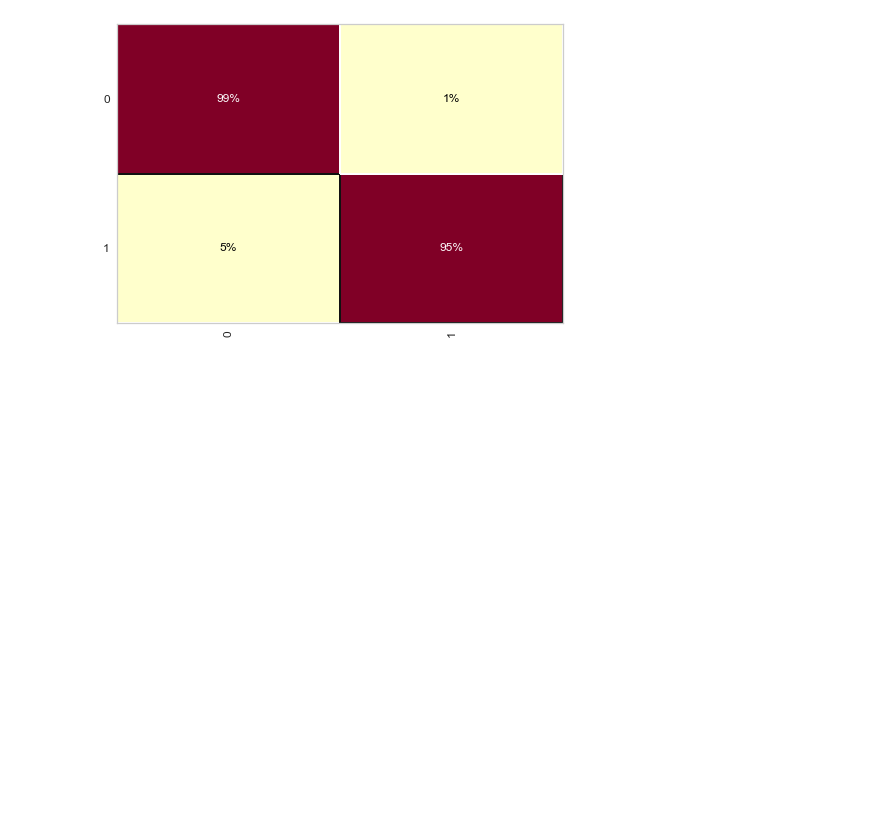
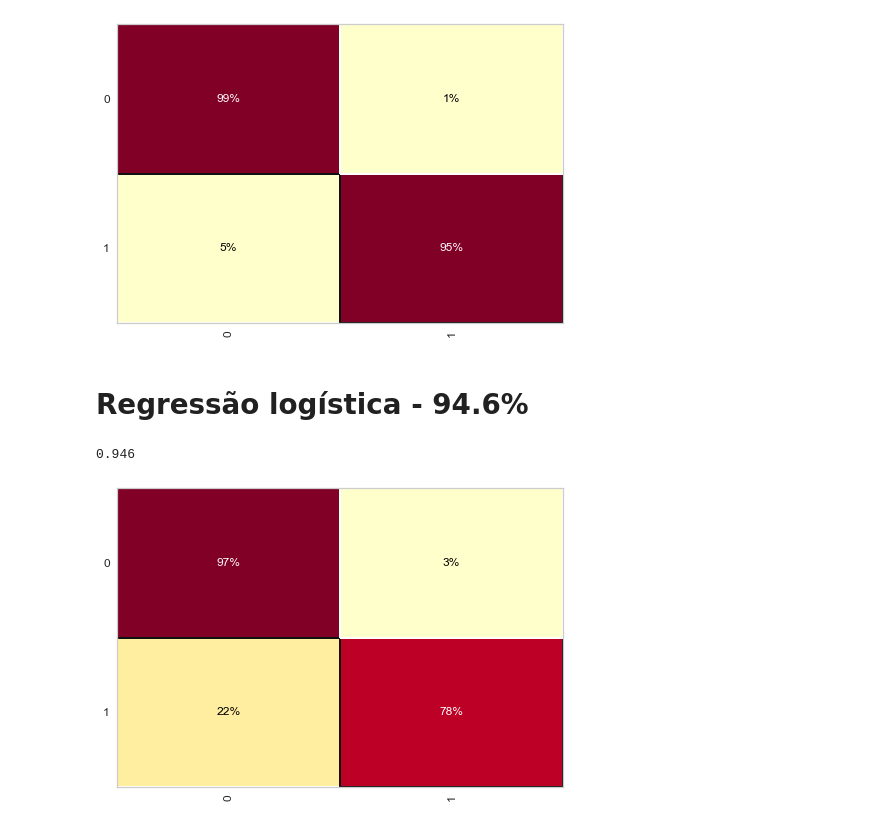
Before and after one commit to VictorDMe/curso-machine-learning, a Jupyter notebook: cursoML_credit.ipynb, the cells around one changed output. Cells and saved outputs as stored; diff of their text form; code cells hidden in the pictures; blank space fills up the shorter version.

```diff
--- a/cursoML_credit.ipynb
+++ b/cursoML_credit.ipynb
@@ -183,3 +184,5 @@ cm.score(X_test, Y_test)
 # %% [output]
 0.986
 [figure]
+# %% [markdown]
+# Regressão logística - 94.6%
@@ -185,0 +191,7 @@ cm.score(X_test, Y_test)
+# %%
+cm = ConfusionMatrix(LogisticRegression(random_state=1), percent=True)
+cm.fit(X_train, Y_train)
+cm.score(X_test, Y_test)
+# %% [output]
+0.946
+[figure, added]
```
Also changed, not shown: parts of 3 cells of this notebook, 1 other file.
